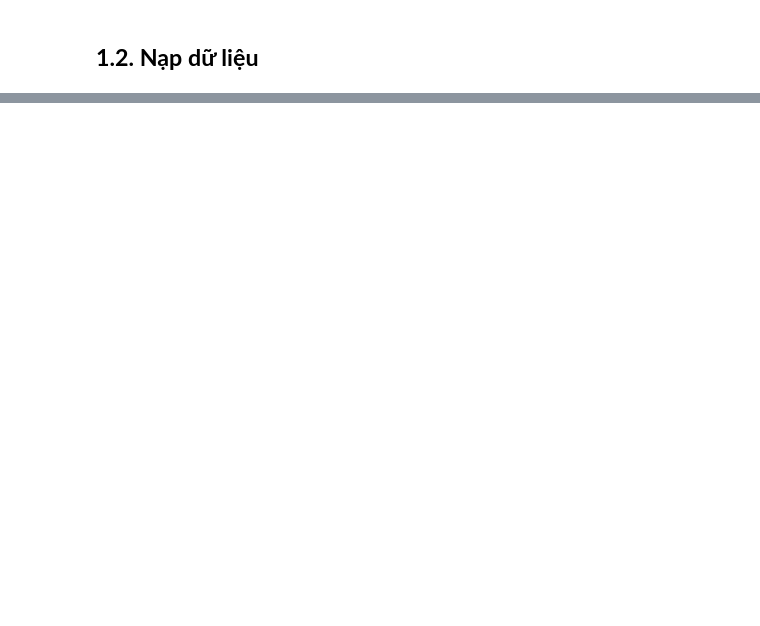
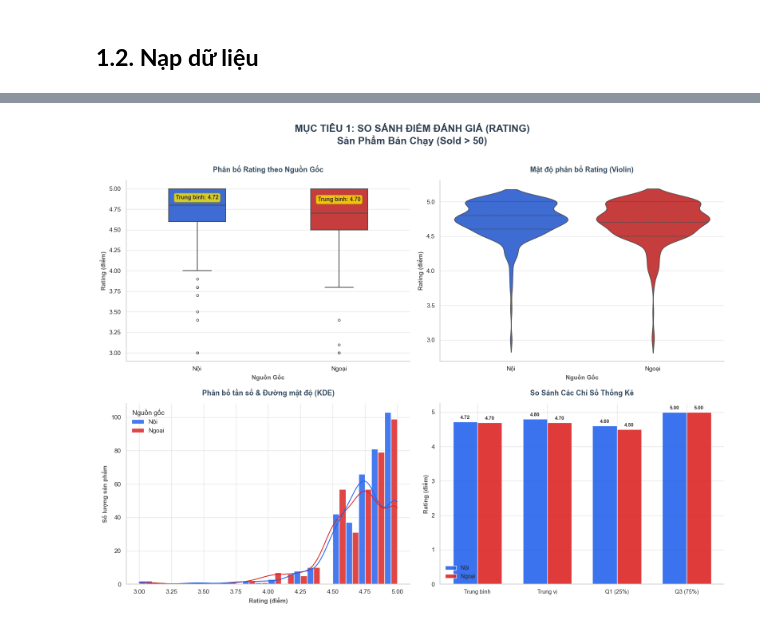
Before and after one commit to TrucHang676/TQH-LAB010-N5, a Jupyter notebook: notebooks/DataVisualization _ 23120192.ipynb, the cells around one changed output, grey strips where cells are left out. Cells and saved outputs as stored; diff of their text form; code cells hidden in the pictures; blank space fills up the shorter version.

```diff
--- a/notebooks/DataVisualization _ 23120192.ipynb
+++ b/notebooks/DataVisualization _ 23120192.ipynb
@@ -39,0 +126,89 @@
+# %%
+# Lọc dữ liệu: sold_count > 50 và rating > 0 (chỉ sản phẩm có đánh giá)
+df_high_sales = df[(df['sold_count'] > 50) & (df['rating'] > 0)].copy()
+
+# Tính thống kê
+stats_noi = df_high_sales[df_high_sales['origin_group'] == 'Nội']['rating']
+stats_ngoai = df_high_sales[df_high_sales['origin_group'] == 'Ngoại']['rating']
+
+
+# Tạo figure với multiple subplots
+fig, axes = plt.subplots(2, 2, figsize=(16, 12))
+fig.suptitle('MỤC TIÊU 1: SO SÁNH ĐIỂM ĐÁNH GIÁ (RATING)\nSản Phẩm Bán Chạy (Sold > 50)',
+             fontsize=18, fontweight='bold', color='#2C3E50', y=1.02)
+
+# BIỂU ĐỒ 1: Box plot
+
+ax1 = axes[0, 0]
+sns.boxplot(data=df_high_sales, x='origin_group', y='rating', ax=ax1,
+            palette=PALETTE, width=0.4, linewidth=1.5, fliersize=4,
+            order=order_list)
+
+ax1.set_title('Phân bố Rating theo Nguồn Gốc', fontsize=13, fontweight='bold', pad=15, color='#34495E')
+ax1.set_xlabel('Nguồn Gốc', fontsize=11, fontweight='bold', color='#555555')
+ax1.set_ylabel('Rating (điểm)', fontsize=11, fontweight='bold', color='#555555')
+
+# Dán lại nhãn "Trung bình" nền vàng theo yêu cầu
+for i, origin in enumerate(order_list):
+    mean_val = df_high_sales[df_high_sales['origin_group'] == origin]['rating'].mean()
+    ax1.text(i, mean_val + 0.15, f'Trung bình: {mean_val:.2f}',
+             ha='center', fontsize=10, fontweight='bold', color='#333333',
+             bbox=dict(boxstyle='round,pad=0.3', facecolor='#FFE600', edgecolor='#B3A100', alpha=0.8))
+
+# BIỂU ĐỒ 2: Violin plot
+
+ax2 = axes[0, 1]
+sns.violinplot(data=df_high_sales, x='origin_group', y='rating', ax=ax2,
+               palette=PALETTE, inner='quartile', linewidth=1.2, order=order_list)
+ax2.set_title('Mật độ phân bố Rating (Violin)', fontsize=13, fontweight='bold', pad=15, color='#34495E')
+ax2.set_xlabel('Nguồn Gốc', fontsize=11, fontweight='bold', color='#555555')
+ax2.set_ylabel('Rating (điểm)', fontsize=11, fontweight='bold', color='#555555')
+
+# BIỂU ĐỒ 3: Histogram (Dodge - Đứng cạnh nhau)
+
+ax3 = axes[1, 0]
+sns.histplot(data=df_high_sales, x='rating', hue='origin_group', hue_order=order_list, ax=ax3,
+             palette=PALETTE,
+             multiple="dodge",
+             kde=True,
+             bins=20,
+             alpha=0.85,
+             edgecolor='white', linewidth=1)
+
+ax3.set_title('Phân bố tần số & Đường mật độ (KDE)', fontsize=13, fontweight='bold', pad=15, color='#34495E')
+ax3.set_xlabel('Rating (điểm)', fontsize=11, fontweight='bold', color='#555555')
+ax3.set_ylabel('Số lượng sản phẩm', fontsize=11, fontweight='bold', color='#555555')
+ax3.get_legend().set_title("Nguồn gốc")
+
+# BIỂU ĐỒ 4: Bar plot so sánh thống kê
+
+ax4 = axes[1, 1]
+metrics = ['Trung bình', 'Trung vị', 'Q1 (25%)', 'Q3 (75%)']
+
+noi_values = [stats_noi.mean(), stats_noi.median(), stats_noi.quantile(0.25), stats_noi.quantile(0.75)]
+ngoai_values = [stats_ngoai.mean(), stats_ngoai.median(), stats_ngoai.quantile(0.25), stats_ngoai.quantile(0.75)]
+
+x = np.arange(len(metrics))
+width = 0.35
+
+# PALETTE[0] là Xanh (Nội), PALETTE[1] là Đỏ (Ngoại)
+rects1 = ax4.bar(x - width/2, noi_values, width, label='Nội', color=PALETTE[0], alpha=0.9)
+rects2 = ax4.bar(x + width/2, ngoai_values, width, label='Ngoại', color=PALETTE[1], alpha=0.9)
+
+ax4.set_title('So Sánh Các Chỉ Số Thống Kê', fontsize=13, fontweight='bold', pad=15, color='#34495E')
+ax4.set_ylabel('Rating (điểm)', fontsize=11, fontweight='bold', color='#555555')
+ax4.set_xticks(x)
+ax4.set_xticklabels(metrics, fontsize=10)
+ax4.legend(fontsize=10, frameon=False)
+
+# Gắn label (con số) lên đầu cột
+ax4.bar_label(rects1, fmt='%.2f', padding=3, fontsize=9, fontweight='bold', color='#333333')
+ax4.bar_label(rects2, fmt='%.2f', padding=3, fontsize=9, fontweight='bold', color='#333333')
+
+# Hoàn thiện & Xuất file
+plt.tight_layout()
+plt.subplots_adjust(top=0.90)
+plt.savefig('objective1_rating_comparison.png', dpi=300, bbox_inches='tight', facecolor='white')
+plt.show()
+# %% [output]
+[figure, added]
```
Also changed, not shown: parts of 19 cells of this notebook.
